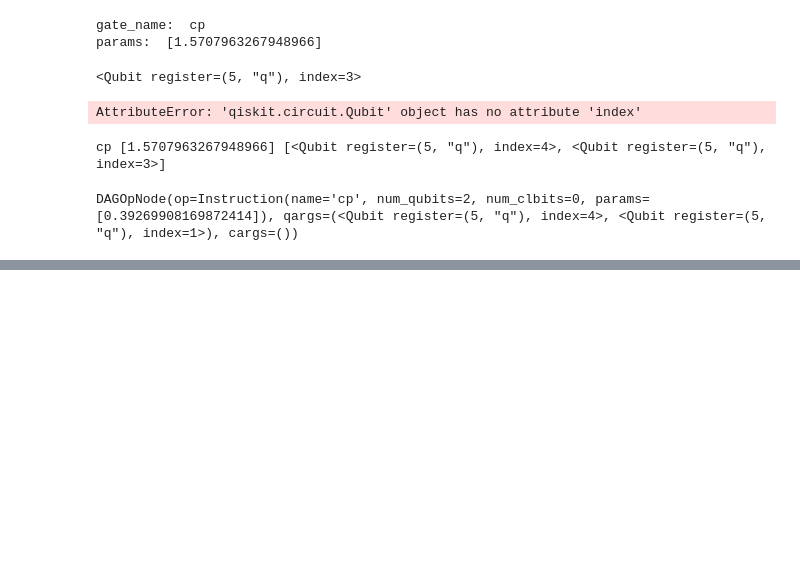
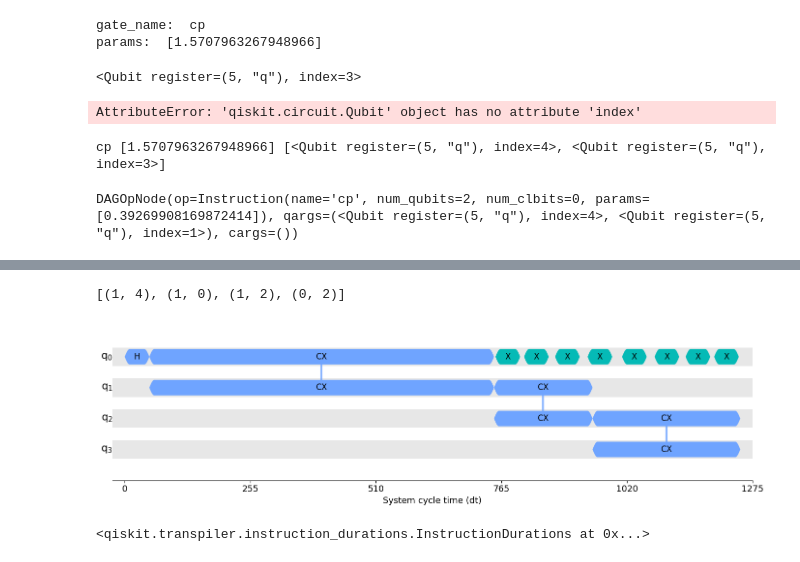
Before and after one commit to Gerwinlab/NeutralMotion, a Jupyter notebook: test.ipynb, the cells around one changed output, grey strips where cells are left out. Saved outputs shown, nothing was run; the diff lists cells and outputs as text; code cells hidden in the pictures; blank space fills up the shorter version.

```diff
--- a/test.ipynb
+++ b/test.ipynb
@@ -140,0 +177,5 @@ qubits = naive_fill(grid,6,0,True)
+# %%
+moves=best_path_for_gate(qc,3,qubits,grid)
+moves
+# %% [output]
+[(1, 4), (1, 0), (1, 2), (0, 2)]
@@ -140,0 +208,57 @@ qubits = naive_fill(grid,6,0,True)
+# %%
+import numpy as np
+from qiskit.circuit import QuantumCircuit
+from qiskit.circuit.library import XGate
+from qiskit.transpiler import PassManager, InstructionDurations, Target, CouplingMap
+from qiskit.transpiler.passes import ALAPScheduleAnalysis, PadDynamicalDecoupling
+from qiskit.visualization import timeline_drawer
+
+circ = QuantumCircuit(4)
+circ.h(0)
+circ.cx(0, 1)
+circ.cx(1, 2)
+circ.cx(2, 3)
+durations = InstructionDurations(
+    [("h", 0, 50), ("cx", [0, 1], 700), ("reset", None, 10),
+     ("cx", [1, 2], 200), ("cx", [2, 3], 300),
+     ("x", None, 50), ("measure", None, 1000)],
+    dt=1e-7
+)
+target = Target.from_configuration(
+    ["h", "cx", "reset", "x", "measure"],
+    num_qubits=4,
+    coupling_map=CouplingMap.from_line(4, bidirectional=False),
+    instruction_durations=durations,
+    dt=1e-7,
+)
+
+# balanced X-X sequence on all qubits
+dd_sequence = [XGate(), XGate()]
+pm = PassManager([ALAPScheduleAnalysis(durations),
+                  PadDynamicalDecoupling(durations, dd_sequence)])
+circ_dd = pm.run(circ)
+timeline_drawer(circ_dd, target=target)
+
+# Uhrig sequence on qubit 0
+n = 8
+dd_sequence = [XGate()] * n
+def uhrig_pulse_location(k):
+    return np.sin(np.pi * (k + 1) / (2 * n + 2)) ** 2
+spacing = []
+for k in range(n):
+    spacing.append(uhrig_pulse_location(k) - sum(spacing))
+spacing.append(1 - sum(spacing))
+pm = PassManager(
+    [
+        ALAPScheduleAnalysis(durations),
+        PadDynamicalDecoupling(durations, dd_sequence, qubits=[0], spacing=spacing),
+    ]
+)
+circ_dd = pm.run(circ)
+timeline_drawer(circ_dd, target=target)
+# %% [output]
+[figure, added]
+# %%
+durations
+# %% [output]
+<qiskit.transpiler.instruction_durations.InstructionDurations at 0x...>
```
Also changed, not shown: parts of 11 cells of this notebook, 7 other files.
